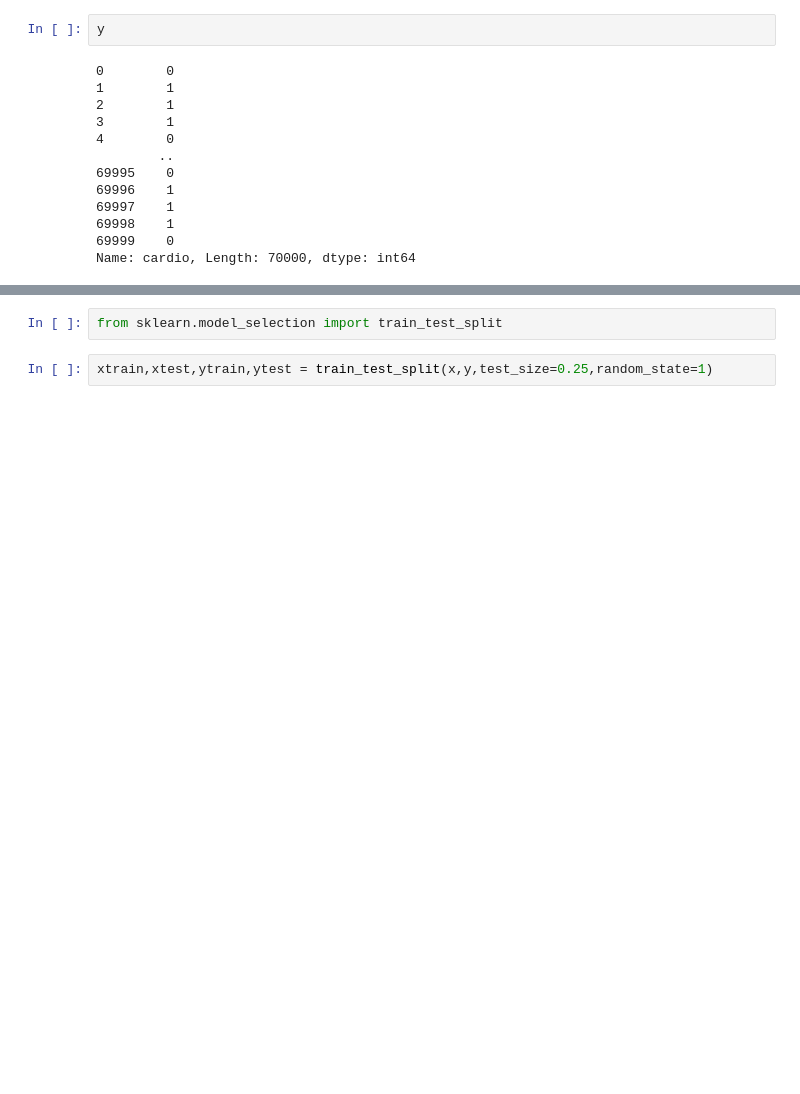
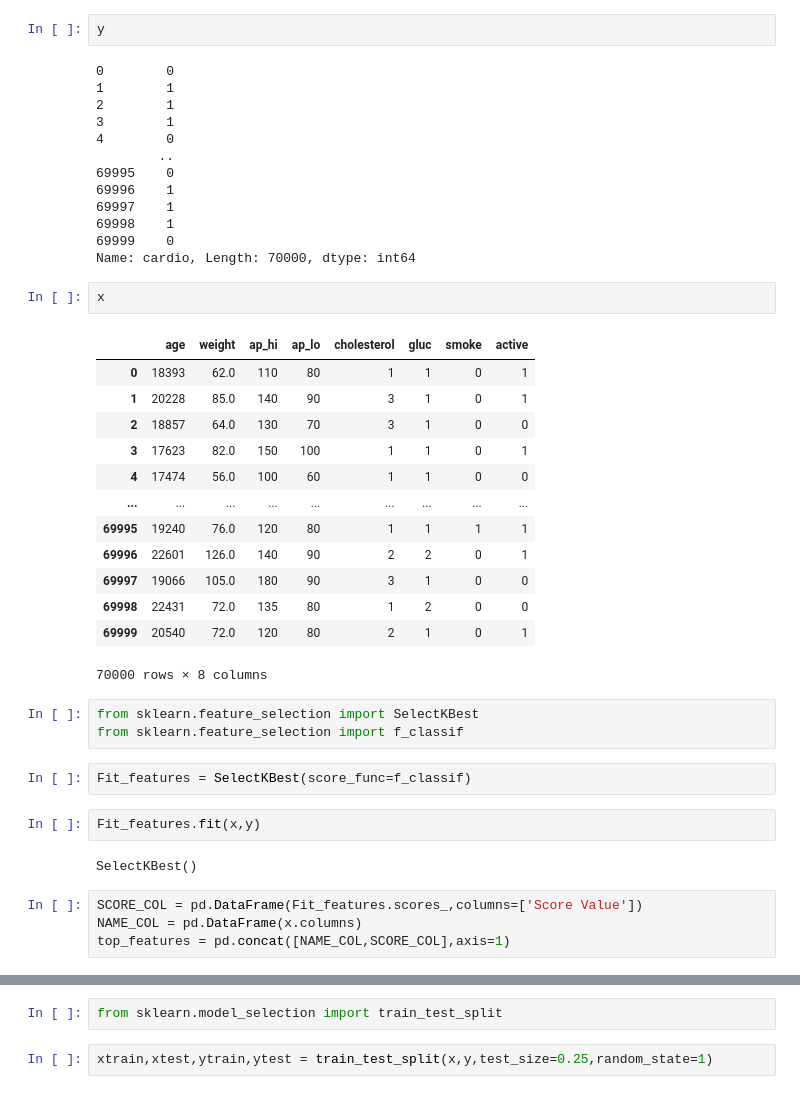
Before and after one commit to Md-Shaon-Khan/Machine-Learning-Basics-Project, a Jupyter notebook: Project Cardio Train/cardio_vascular_disease.ipynb, the cells around one changed output, grey strips where cells are left out. Cells and saved outputs as stored; diff of their text form; blank space fills up the shorter version.

```diff
--- a/Project Cardio Train/cardio_vascular_disease.ipynb
+++ b/Project Cardio Train/cardio_vascular_disease.ipynb
@@ -180,3 +180,32 @@ y
 69998    1
 69999    0
 Name: cardio, Length: 70000, dtype: int64
+# %%
+x
+# %% [output]
+|  | age | weight | ap_hi | ap_lo | cholesterol | gluc | smoke | active |
+| 0 | 18393 | 62.0 | 110 | 80 | 1 | 1 | 0 | 1 |
+| 1 | 20228 | 85.0 | 140 | 90 | 3 | 1 | 0 | 1 |
+| 2 | 18857 | 64.0 | 130 | 70 | 3 | 1 | 0 | 0 |
+| 3 | 17623 | 82.0 | 150 | 100 | 1 | 1 | 0 | 1 |
+| 4 | 17474 | 56.0 | 100 | 60 | 1 | 1 | 0 | 0 |
+| ... | ... | ... | ... | ... | ... | ... | ... | ... |
+| 69995 | 19240 | 76.0 | 120 | 80 | 1 | 1 | 1 | 1 |
+| 69996 | 22601 | 126.0 | 140 | 90 | 2 | 2 | 0 | 1 |
+| 69997 | 19066 | 105.0 | 180 | 90 | 3 | 1 | 0 | 0 |
+| 69998 | 22431 | 72.0 | 135 | 80 | 1 | 2 | 0 | 0 |
+| 69999 | 20540 | 72.0 | 120 | 80 | 2 | 1 | 0 | 1 |
+70000 rows × 8 columns
+# %%
+from sklearn.feature_selection import SelectKBest
+from sklearn.feature_selection import f_classif
+# %%
+Fit_features = SelectKBest(score_func=f_classif)
+# %%
+Fit_features.fit(x,y)
+# %% [output]
+SelectKBest()
+# %%
+SCORE_COL = pd.DataFrame(Fit_features.scores_,columns=['Score Value'])
+NAME_COL = pd.DataFrame(x.columns)
+top_features = pd.concat([NAME_COL,SCORE_COL],axis=1)
```
Also changed, not shown: parts of 8 cells of this notebook.
